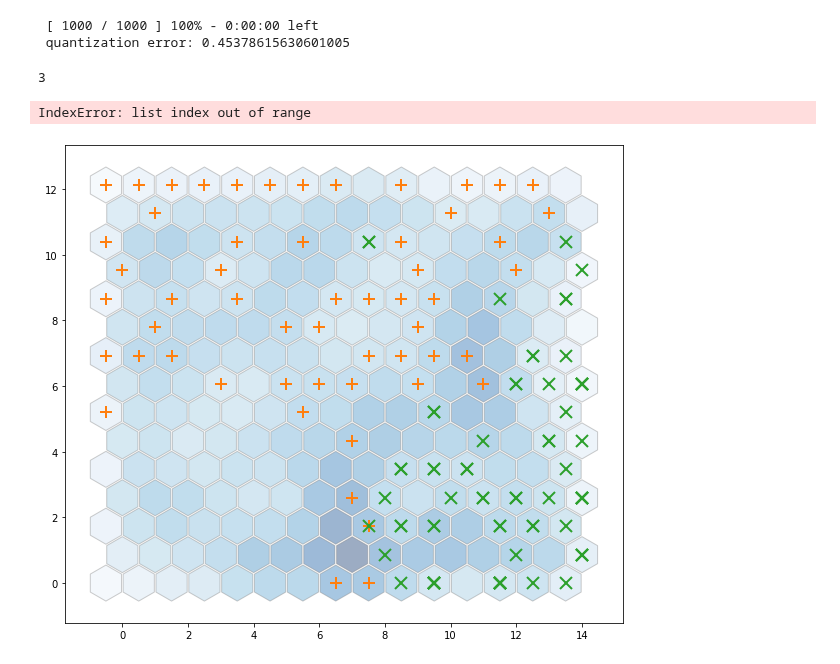
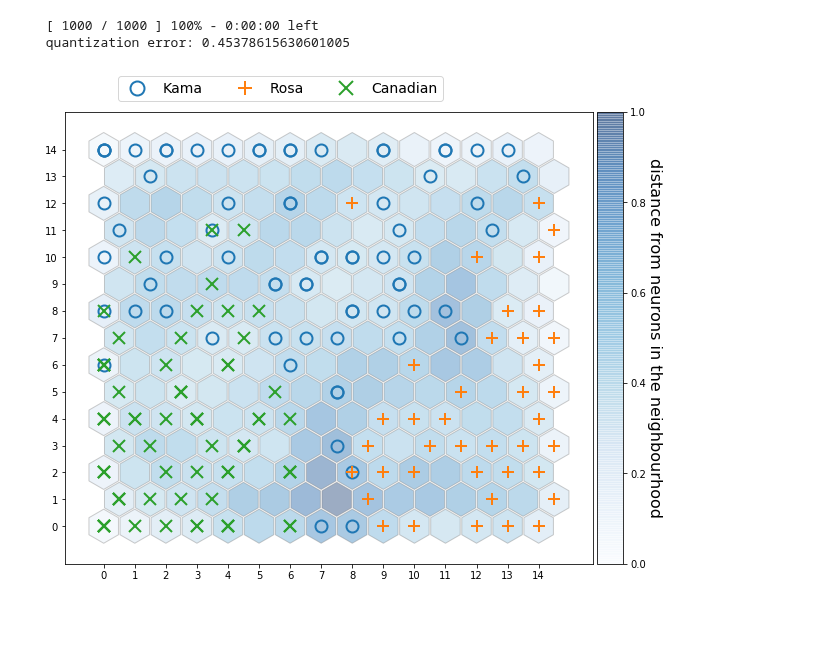
Before and after one commit to JustGlowing/minisom, a Jupyter notebook: examples/HexagonalTopology.ipynb, the cells around one changed output. Drawn from its saved outputs; the diff is of its cells as text; code cells hidden in the pictures; blank space fills up the shorter version.

```diff
--- a/examples/HexagonalTopology.ipynb
+++ b/examples/HexagonalTopology.ipynb
@@ -27,10 +27,6 @@ som.train(data, 1000, verbose=True)
 # %% [output]
  [ 1000 / 1000 ] 100% - 0:00:00 left
  quantization error: 0.45378615630601005
-# %%
-t[cnt]
-# %% [output]
-3
 # %%
 from matplotlib.patches import RegularPolygon, Ellipse
 from mpl_toolkits.axes_grid1 import make_axes_locatable
@@ -60,34 +56,33 @@ for cnt, x in enumerate(data):
     # palce a marker on the winning position for the sample xx
     wx, wy = som.convert_map_to_euclidean(w)
     wy = wy*2/np.sqrt(3)*3/4
-    plt.plot(wx, wy, markers[t[cnt]], markerfacecolor='None',
+    plt.plot(wx, wy, markers[t[cnt]-1], markerfacecolor='None',
              markeredgecolor=colors[t[cnt]-1], markersize=12, markeredgewidth=2)
 
 xrange = np.arange(weights.shape[0])
 yrange = np.arange(weights.shape[1])
 plt.xticks(xrange-.5, xrange)
 plt.yticks(yrange*2/np.sqrt(3)*3/4, yrange)
 
 divider = make_axes_locatable(plt.gca())
 ax_cb = divider.new_horizontal(size="5%", pad=0.05)
 cb1 = colorbar.ColorbarBase(ax_cb, cmap=cm.Blues,
                             orientation='vertical', alpha=.4)
 cb1.ax.get_yaxis().labelpad = 16
 cb1.ax.set_ylabel('distance from neurons in the neighbourhood',
                   rotation=270, fontsize=16)
 plt.gcf().add_axes(ax_cb)
 
 legend_elements = [Line2D([0], [0], marker='o', color='C0', label='Kama',
                    markerfacecolor='w', markersize=14, linestyle='None', markeredgewidth=2),
                    Line2D([0], [0], marker='+', color='C1', label='Rosa',
                    markerfacecolor='w', markersize=14, linestyle='None', markeredgewidth=2),
                    Line2D([0], [0], marker='x', color='C2', label='Canadian',
                    markerfacecolor='w', markersize=14, linestyle='None', markeredgewidth=2)]
 ax.legend(handles=legend_elements, bbox_to_anchor=(0.1, 1.08), loc='upper left',
           borderaxespad=0., ncol=3, fontsize=14)
 
-plt.savefig('resulting_images/som_iris_hex.png')
+plt.savefig('resulting_images/som_seed_hex.png')
 plt.show()
 # %% [output]
-IndexError: list index out of range
-[figure, old version]
+[figure, new version]
```
